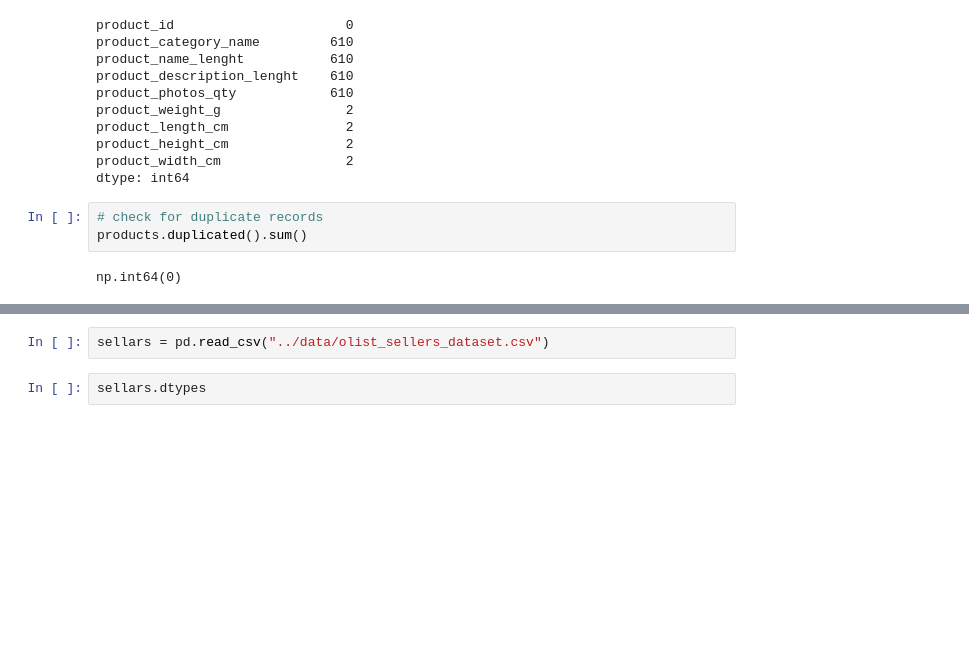
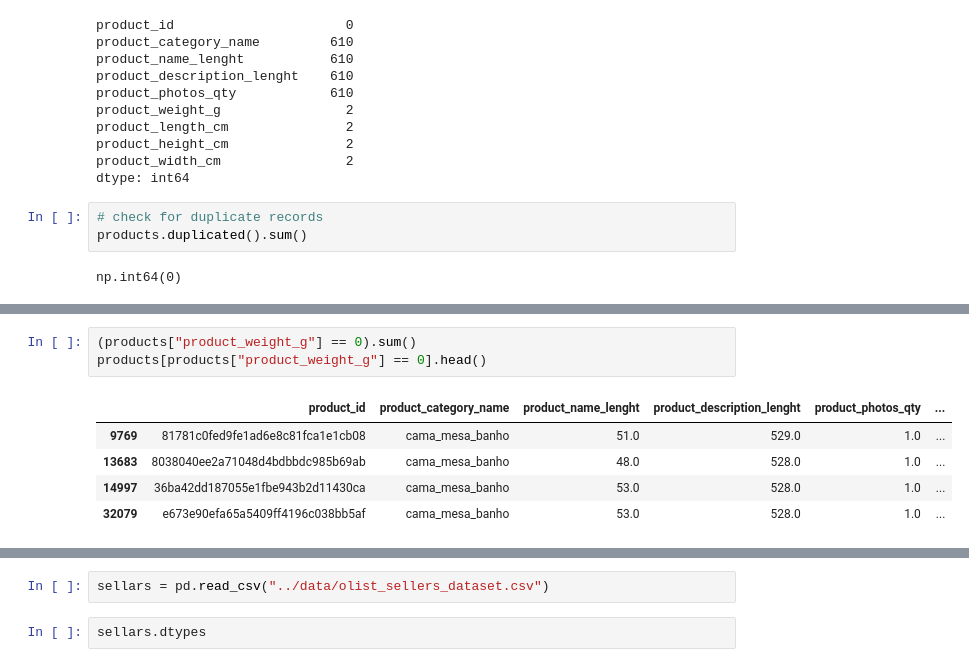
Before and after one commit to jitendr-singh/olist-ecommerce-analysis, a Jupyter notebook: notebooks/Data_inspection.ipynb, the cells around one changed output, grey strips where cells are left out. Saved outputs shown, nothing was run; the diff lists cells and outputs as text; blank space fills up the shorter version.

```diff
--- a/notebooks/Data_inspection.ipynb
+++ b/notebooks/Data_inspection.ipynb
@@ -373,0 +449,9 @@ np.int64(0)
+# %%
+(products["product_weight_g"] == 0).sum()
+products[products["product_weight_g"] == 0].head()
+# %% [output]
+|  | product_id | product_category_name | product_name_lenght | product_description_lenght | product_photos_qty | ... |
+| 9769 | 81781c0fed9fe1ad6e8c81fca1e1cb08 | cama_mesa_banho | 51.0 | 529.0 | 1.0 | ... |
+| 13683 | 8038040ee2a71048d4bdbbdc985b69ab | cama_mesa_banho | 48.0 | 528.0 | 1.0 | ... |
+| 14997 | 36ba42dd187055e1fbe943b2d11430ca | cama_mesa_banho | 53.0 | 528.0 | 1.0 | ... |
+| 32079 | e673e90efa65a5409ff4196c038bb5af | cama_mesa_banho | 53.0 | 528.0 | 1.0 | ... |
```
Also changed, not shown: parts of 17 cells of this notebook, 2 other files.
